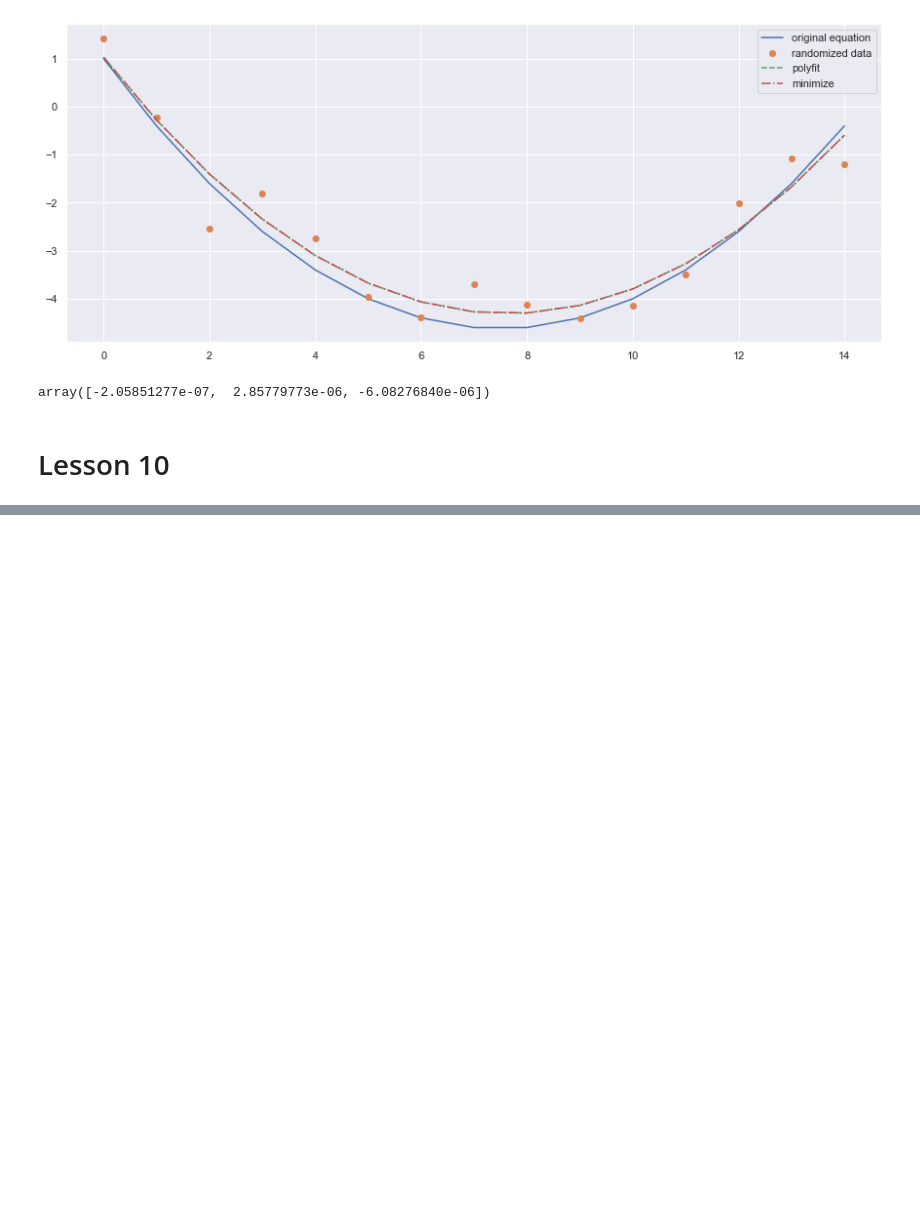
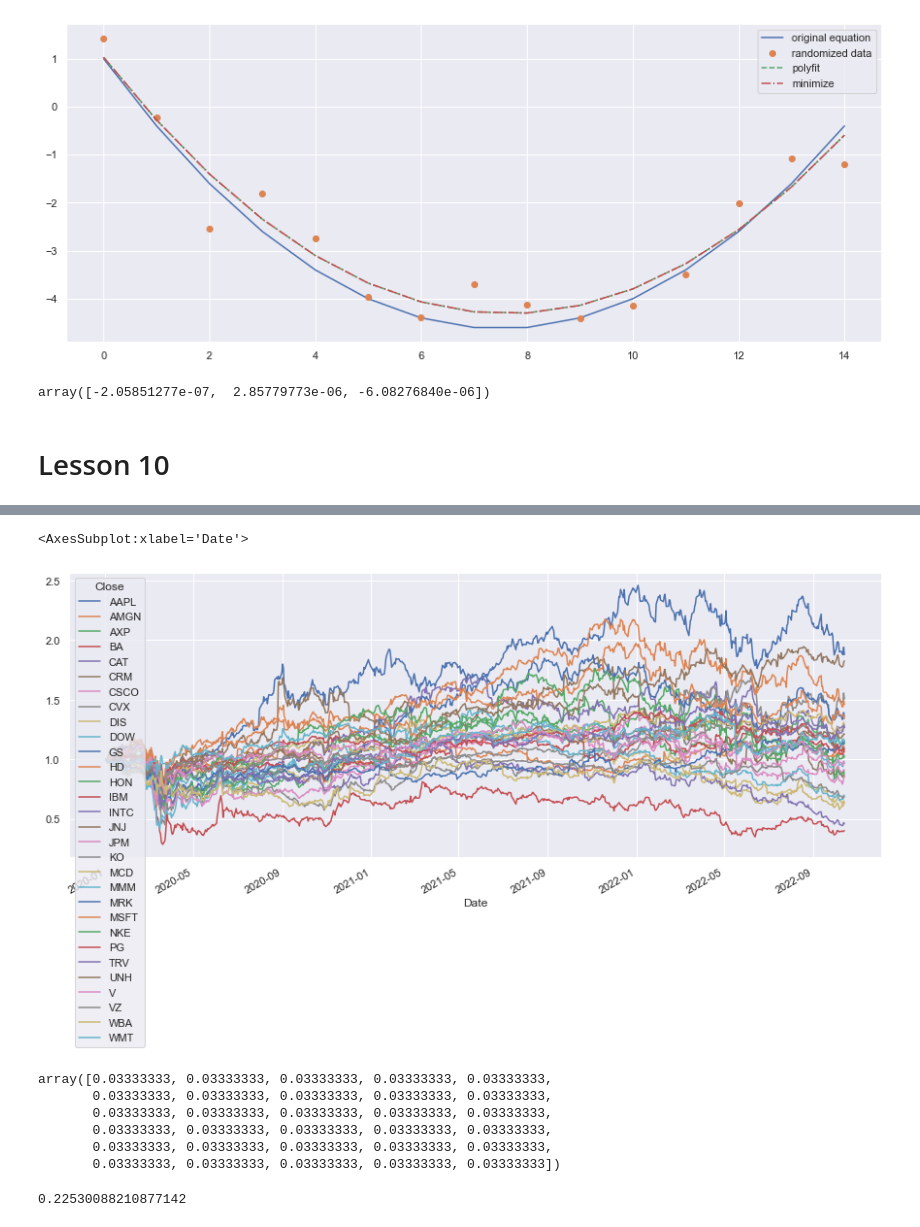
Before and after one commit to mathieugouin/tradesim, a Jupyter notebook: udacity.ipynb, the cells around one changed output, grey strips where cells are left out. Drawn from its saved outputs; the diff is of its cells as text; code cells hidden in the pictures; blank space fills up the shorter version.

```diff
--- a/udacity.ipynb
+++ b/udacity.ipynb
@@ -1124,0 +1271,2 @@ Portfolio optimizer
+# %%
+db = sdm.StockDBMgr('stock_db/dj', '2020-01-01')
@@ -1124,0 +1294,22 @@ Portfolio optimizer
+# %%
+df = db.get_all_symbol_single_data_item('Close')
+# %%
+fu.normalize_data_frame(df).plot()
+# %% [output]
+<AxesSubplot:xlabel='Date'>
+[figure, added]
+# %%
+allocs = np.ones(len(symbols)) / len(symbols)
+allocs
+# %% [output]
+array([0.03333333, 0.03333333, 0.03333333, 0.03333333, 0.03333333,
+       0.03333333, 0.03333333, 0.03333333, 0.03333333, 0.03333333,
+       0.03333333, 0.03333333, 0.03333333, 0.03333333, 0.03333333,
+       0.03333333, 0.03333333, 0.03333333, 0.03333333, 0.03333333,
+       0.03333333, 0.03333333, 0.03333333, 0.03333333, 0.03333333,
+       0.03333333, 0.03333333, 0.03333333, 0.03333333, 0.03333333])
+# %%
+# Testing initial allocs
+sharpe_ratio((fu.normalize_data_frame(df) * allocs).sum(1))
+# %% [output]
+0.22530088210877142
```
Also changed, not shown: parts of 32 cells of this notebook.
